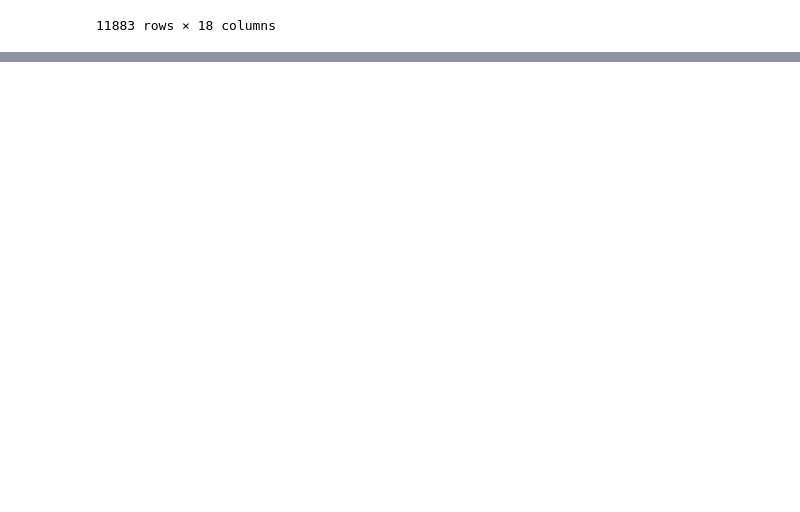
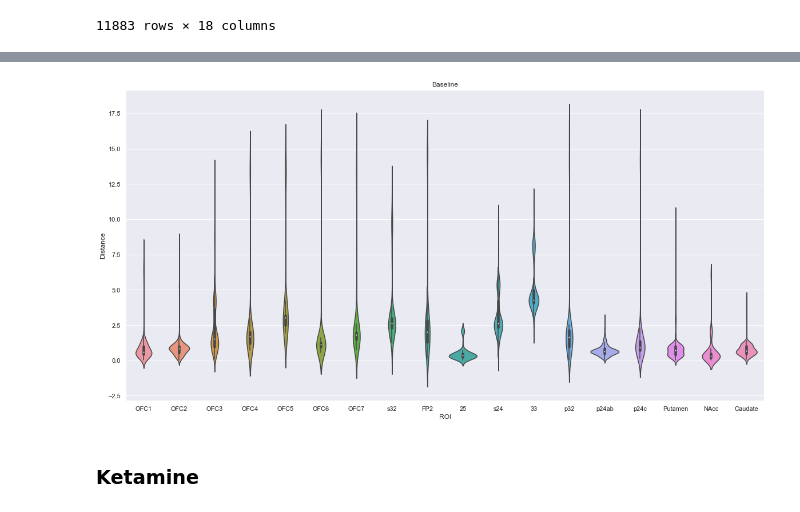
Before and after one commit to Jennt11/Masterthesis, a Jupyter notebook: 2020-01-Calculating_centroids_ROI.ipynb, the cells around one changed output, grey strips where cells are left out. Cells and saved outputs as stored; diff of their text form; code cells hidden in the pictures; blank space fills up the shorter version.

Commit message:
Centroid Plots

```diff
--- a/2020-01-Calculating_centroids_ROI.ipynb
+++ b/2020-01-Calculating_centroids_ROI.ipynb
@@ -442,0 +659,8 @@ pd.DataFrame(all_voxels_to_all_ROIs_b)
+# %%
+b_arr = list(val_b.values())
+k_arr = list(val_k.values())
+p_arr = list(val.values())
+# %%
+b_df = pd.DataFrame(b_arr)
+k_df = pd.DataFrame(k_arr)
+p_df = pd.DataFrame(p_arr)
@@ -442,0 +691,12 @@ pd.DataFrame(all_voxels_to_all_ROIs_b)
+# %%
+list_plot = []
+for i in range(len(val_b)):
+    list_plot.append(i)
+
+list_plot_df= pd.DataFrame(list_plot)
+# %%
+b_df_labeled_ = pd.concat([list_plot_df, b_df, roi_label_list_df], axis=1)
+b_df_labeled_.columns = ['x', 'Distance', 'ROI']
+b_df_labeled_
+np.save('/Users/jenniferthem/Masterthesis_Data/January2020/b_df_labeled.npy', b_df_labeled_)
+b_df_labeled_.to_pickle('/Users/jenniferthem/Masterthesis_Data/January2020/b_df_labeled')
@@ -442,0 +751,9 @@ pd.DataFrame(all_voxels_to_all_ROIs_b)
+# %%
+plt.figure(figsize=(20,10))
+ax = sns.violinplot(x="ROI", y="Distance", data=b_df_labeled_, split=True)
+plt.title('Baseline')
+plt.savefig('/Users/jenniferthem/Masterthesis_Data/January2020/Baseline_distance_centroid_violin.png', dpi=250)
+# %% [output]
+[figure, added]
+# %% [markdown]
+### Ketamine
```
Also changed, not shown: parts of 82 cells of this notebook, 4 other files.
